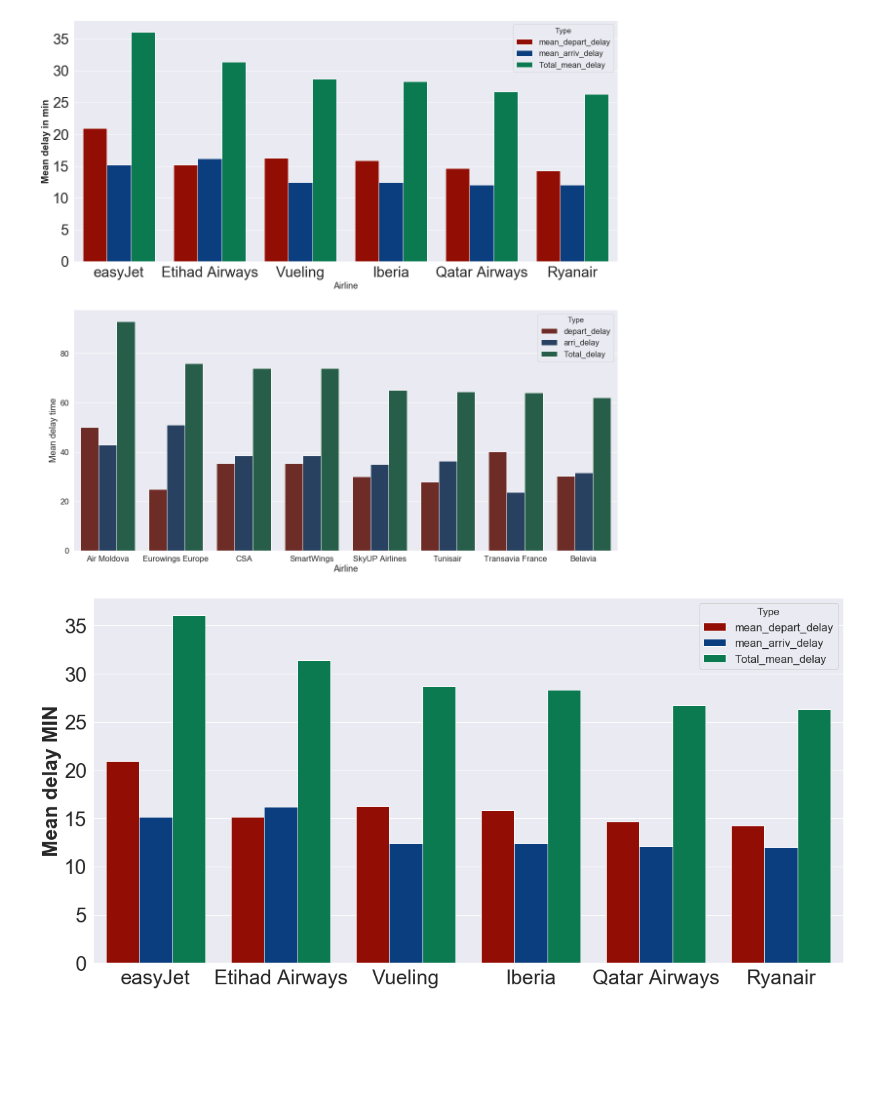
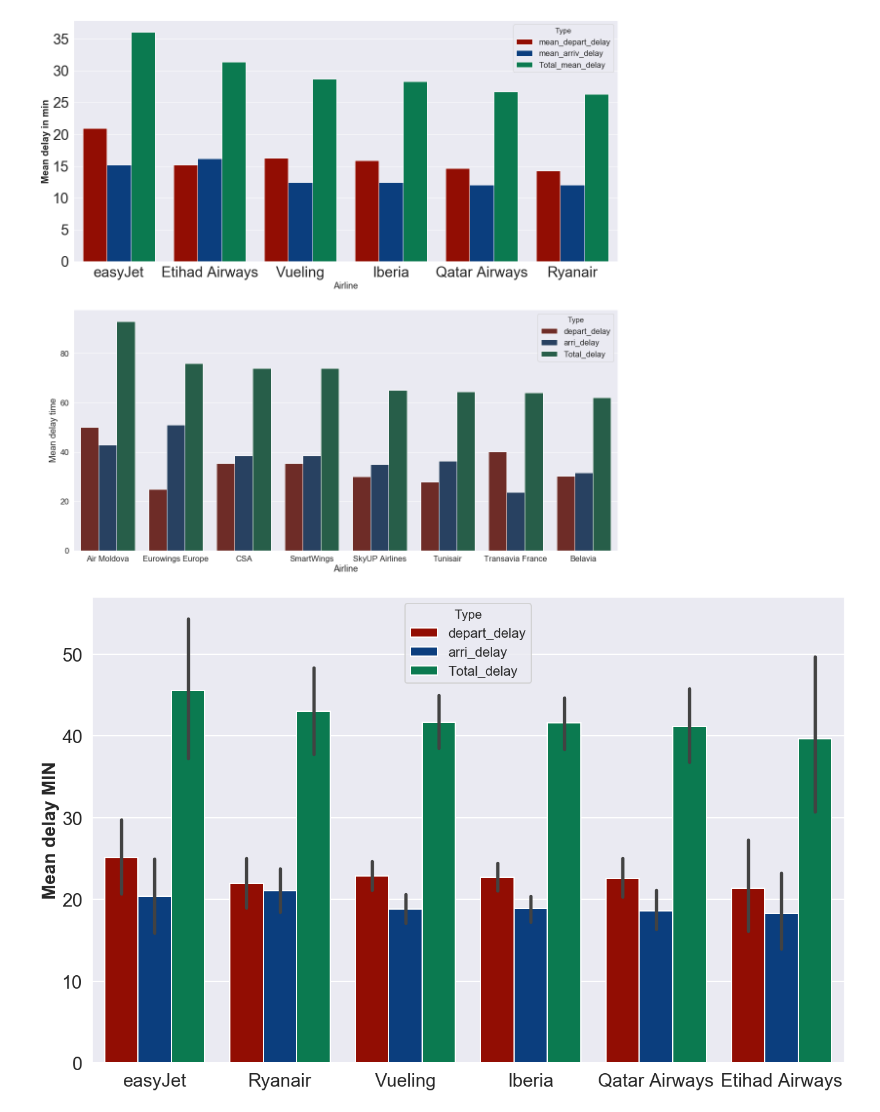
Before and after one commit to albertoabreu91/Airplanes_delay_project, a Jupyter notebook: your-project/Visalizations/BCN_visualizations.ipynb, the cells around one changed output. Saved outputs shown, nothing was run; the diff lists cells and outputs as text; code cells hidden in the pictures; blank space fills up the shorter version.

```diff
--- a/your-project/Visalizations/BCN_visualizations.ipynb
+++ b/your-project/Visalizations/BCN_visualizations.ipynb
@@ -331,5 +342,11 @@ bcn_airlines_delays_top = bcn_airlines_delays_top.sort_values(by='Total_mean_del
+# %%
+bcn_airlns_dels_top = bcn_airlns_dels_top[['airln_name','depart_delay', 'arri_delay','Total_delay' ]]
+# %%
+bcn_airlns_dels_top = bcn_airlns_dels_top.sort_values('Total_delay', ascending = False)
 # %%
-tidy_4 = bcn_airlines_delays_top.melt(id_vars='airln_name').rename(columns=str.title)
+tidy_4 = bcn_airlns_dels_top.melt(id_vars='airln_name').rename(columns=str.title)
+# %%
+tidy_4 = tidy_4.sort_values('Mean delay time', ascending=False)
 # %%
 #Worst airlines in Spain filter by delays
 
@@ -358,18 +375,19 @@ plt.show()
 # %% [output]
 [figure]
 # %%
-fig, ax1 = plt.subplots(1,1,figsize=(20,10))
+fig, ax1 = plt.subplots(1,1,figsize=(22,14))
 fig.subplots_adjust(hspace=0.2)
 
+order = ['easyJet','Ryanair','Vueling','Iberia', 'Qatar Airways','Etihad Airways']
 tidy_4.columns = ['Airline', 'Type', 'Mean delay time']
-tidy_3.columns = ['Airline', 'Type', 'Mean delay time']
-sns.barplot(x='Airline', y='Mean delay time', hue='Type', data=tidy_4, ax=ax1, palette=redye, saturation=1)
+
+sns.barplot(x='Airline', y='Mean delay time', hue='Type', data=tidy_4, ax=ax1, palette=redye, saturation=1, order=order)
 ax1.tick_params(axis="x", labelsize=30)
 ax1.tick_params(axis="y", labelsize=30)
 ax1.set_xlabel('')
 ax1.set_ylabel('Mean delay MIN', fontweight = 900, fontsize = 30)
 
 
 plt.savefig("delay_airlines_bcn.png")
 # %% [output]
-[figure, old version]
+[figure, new version]
```
Also changed, not shown: parts of 6 cells of this notebook, 8 other files.
